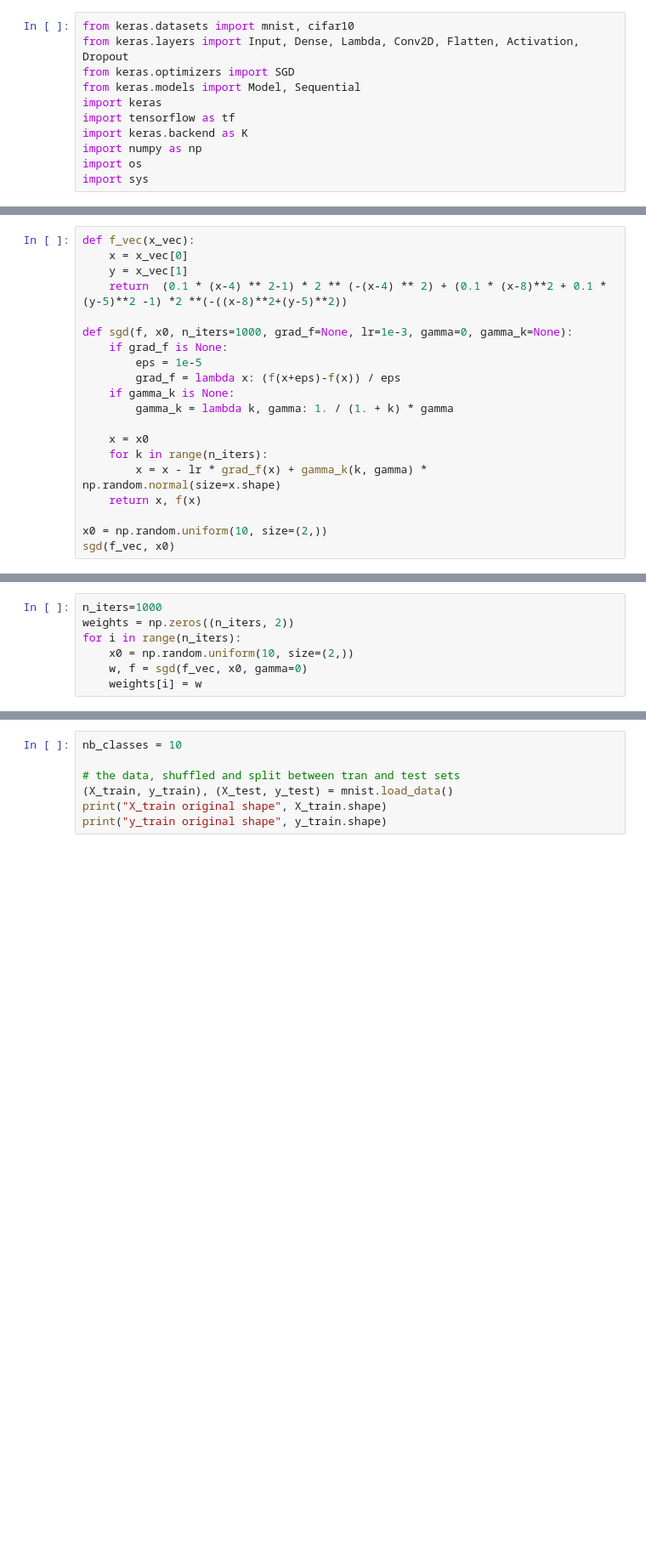
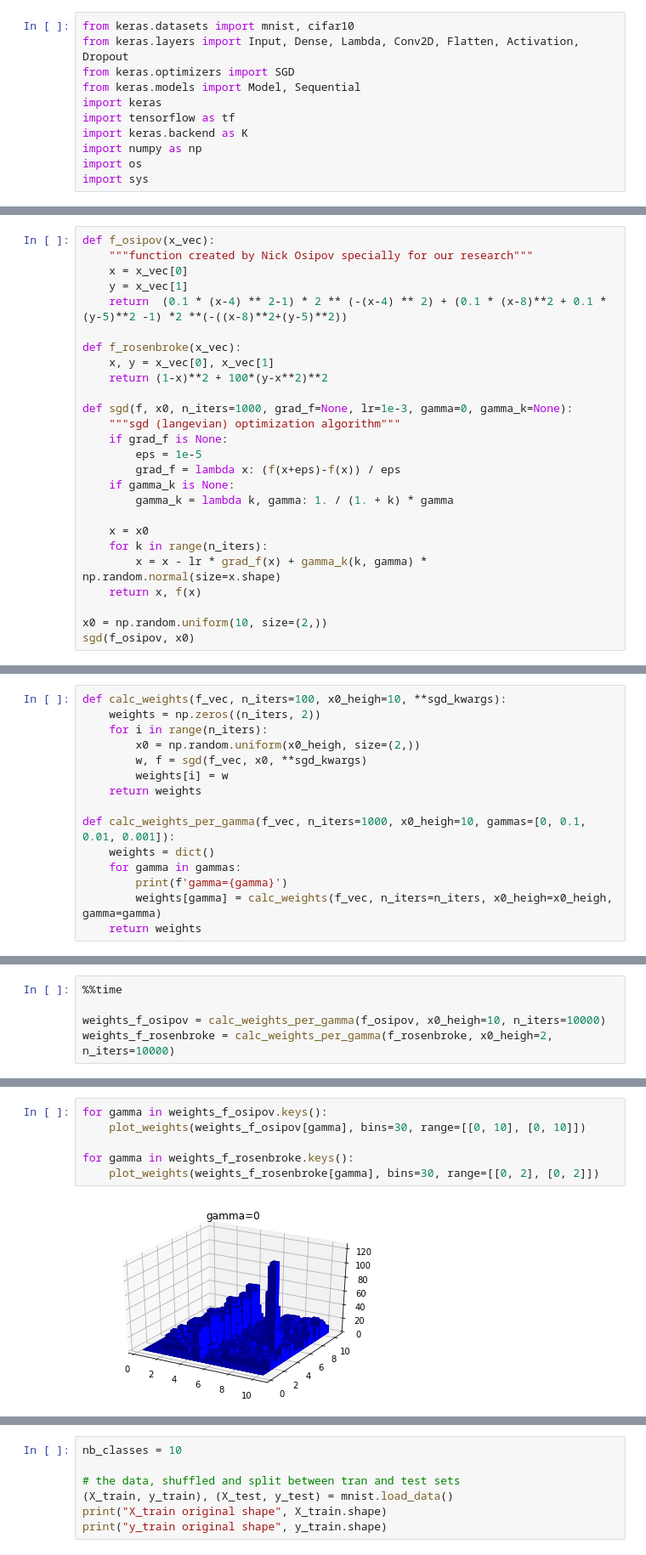
Before and after one commit to andreyzharkov/SGD_exploration, a Jupyter notebook: SGDL_convergence_CIFAR10_and_MNIST.ipynb, the cells around one changed output, grey strips where cells are left out. Shown: that part at 85% size. Drawn from its saved outputs; the diff is of its cells as text; blank space fills up the shorter version.

Commit message:
3d plots; comments; removed trash; better notebook structure

```diff
--- a/SGDL_convergence_CIFAR10_and_MNIST.ipynb
+++ b/SGDL_convergence_CIFAR10_and_MNIST.ipynb
@@ -96,10 +66,16 @@ def fake_loss(true, pred):
 # %%
-def f_vec(x_vec):
+def f_osipov(x_vec):
+    """function created by Nick Osipov specially for our research"""
     x = x_vec[0]
     y = x_vec[1]
     return  (0.1 * (x-4) ** 2-1) * 2 ** (-(x-4) ** 2) + (0.1 * (x-8)**2 + 0.1 * (y-5)**2 -1) *2 **(-((x-8)**2+(y-5)**2))
 
+def f_rosenbroke(x_vec):
+    x, y = x_vec[0], x_vec[1]
+    return (1-x)**2 + 100*(y-x**2)**2
+
 def sgd(f, x0, n_iters=1000, grad_f=None, lr=1e-3, gamma=0, gamma_k=None):
+    """sgd (langevian) optimization algorithm"""
     if grad_f is None:
         eps = 1e-5
         grad_f = lambda x: (f(x+eps)-f(x)) / eps
@@ -112,5 +88,5 @@ def sgd(f, x0, n_iters=1000, grad_f=None, lr=1e-3, gamma=0, gamma_k=None):
     return x, f(x)
 
 x0 = np.random.uniform(10, size=(2,))
-sgd(f_vec, x0)
+sgd(f_osipov, x0)
 # %% [output]
@@ -118,7 +94,15 @@ sgd(f_vec, x0)
 # %%
-n_iters=1000
-weights = np.zeros((n_iters, 2))
-for i in range(n_iters):
-    x0 = np.random.uniform(10, size=(2,))
-    w, f = sgd(f_vec, x0, gamma=0)
-    weights[i] = w
+def calc_weights(f_vec, n_iters=100, x0_heigh=10, **sgd_kwargs):
+    weights = np.zeros((n_iters, 2))
+    for i in range(n_iters):
+        x0 = np.random.uniform(x0_heigh, size=(2,))
+        w, f = sgd(f_vec, x0, **sgd_kwargs)
+        weights[i] = w
+    return weights
+
+def calc_weights_per_gamma(f_vec, n_iters=1000, x0_heigh=10, gammas=[0, 0.1, 0.01, 0.001]):
+    weights = dict()
+    for gamma in gammas:
+        print(f'gamma={gamma}')
+        weights[gamma] = calc_weights(f_vec, n_iters=n_iters, x0_heigh=x0_heigh, gamma=gamma)
+    return weights
@@ -144,0 +109,5 @@ plt.hist(weights[:, 1], bins=50)
+# %%
+%%time
+
+weights_f_osipov = calc_weights_per_gamma(f_osipov, x0_heigh=10, n_iters=10000)
+weights_f_rosenbroke = calc_weights_per_gamma(f_rosenbroke, x0_heigh=2, n_iters=10000)
@@ -217,0 +149,8 @@ model.get_weights()
+# %%
+for gamma in weights_f_osipov.keys():
+    plot_weights(weights_f_osipov[gamma], bins=30, range=[[0, 10], [0, 10]])
+
+for gamma in weights_f_rosenbroke.keys():
+    plot_weights(weights_f_rosenbroke[gamma], bins=30, range=[[0, 2], [0, 2]])
+# %% [output]
+[figure, added]
```
Also changed, not shown: parts of 14 cells of this notebook.
